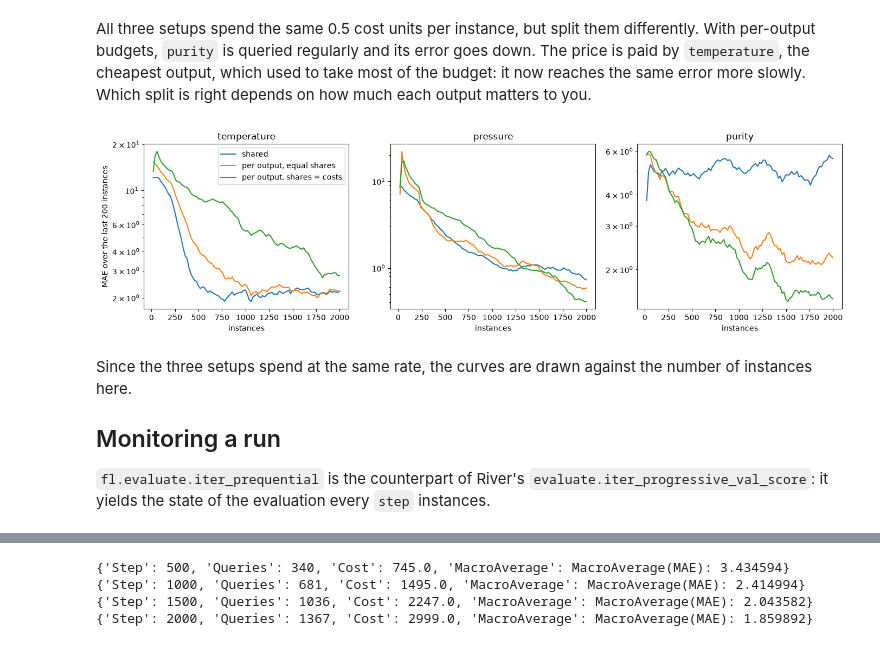
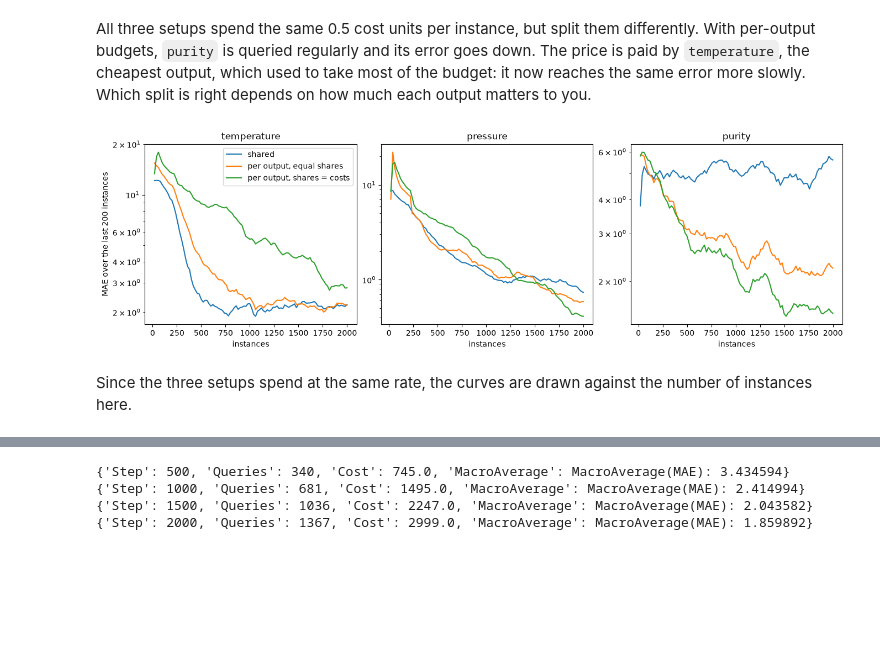
Before and after one commit to vitor-costa-garcia/fishladder, a Jupyter notebook: notebooks/01_quickstart.ipynb, the cells around one changed output, grey strips where cells are left out. Cells and saved outputs as stored; diff of their text form; code cells hidden in the pictures; blank space fills up the shorter version.

```diff
--- a/notebooks/01_quickstart.ipynb
+++ b/notebooks/01_quickstart.ipynb
@@ -127,18 +127,15 @@ setups = {
     "random, rate 1.5": (fl.strategy.RandomPerOutput(p=0.5, seed=42), fl.budget.RateBudget(1.5)),
 }
 
-curves = {}
+logs = {}
 for name, (strategy, budget) in setups.items():
-    log = fl.evaluate.prequential(process_stream(2000), make_model(), strategy, budget, COSTS)
-    curves[name] = fl.metrics.curve(log, utils.Rolling(metrics.MAE, window_size=200), every=20)
+    logs[name] = fl.evaluate.prequential(
+        process_stream(2000), make_model(), strategy, budget, COSTS
+    )
 
-fig, axes = plt.subplots(1, 3, figsize=(14, 4), sharex=True)
-for ax, output in zip(axes, OUTPUTS):
-    for name, curve in curves.items():
-        c = curve[curve["output"] == output]
-        ax.plot(c["cum_cost"], c["value"], label=name)
-    ax.set(title=output, xlabel="cost spent", xscale="log", yscale="log")
+mae = utils.Rolling(metrics.MAE, window_size=200)
+axes = fl.plot.curve(logs, mae, x="cost", every=20)
 axes[0].set_ylabel("MAE over the last 200 instances")
-axes[0].legend()
-fig.tight_layout()
+for ax in axes:
+    ax.set(xscale="log", yscale="log")
 # %% [output]
@@ -168,15 +165,16 @@ budgets = {
     "per output, shares = costs": fl.budget.PerOutput(fl.budget.RateBudget(0.5), shares=COSTS),
 }
 
-queries = {}
-curves = {}
+logs = {}
 for name, budget in budgets.items():
     strategy = fl.strategy.RandomPerOutput(p=0.5, seed=42)
-    log = fl.evaluate.prequential(process_stream(2000), make_model(), strategy, budget, COSTS)
-    queries[name] = log.to_frame().groupby("output")["queried"].sum()
-    curves[name] = fl.metrics.curve(log, utils.Rolling(metrics.MAE, window_size=200), every=20)
+    logs[name] = fl.evaluate.prequential(
+        process_stream(2000), make_model(), strategy, budget, COSTS
+    )
 
-pd.DataFrame(queries)
+pd.DataFrame(
+    {name: log.to_frame().groupby("output")["queried"].sum() for name, log in logs.items()}
+)
 # %% [output]
 |  | shared | per output, equal shares | per output, shares = costs |
 | output |  |  |  |
@@ -189,22 +187,12 @@ per-output budgets, `purity` is queried regularly and its error goes down. The p
 `temperature`, the cheapest output, which used to take most of the budget: it now reaches the same
 error more slowly. Which split is right depends on how much each output matters to you.
 # %%
-fig, axes = plt.subplots(1, 3, figsize=(14, 4))
-for ax, output in zip(axes, OUTPUTS):
-    for name, curve in curves.items():
-        c = curve[curve["output"] == output]
-        ax.plot(c["step"], c["value"], label=name)
-    ax.set(title=output, xlabel="instances", yscale="log")
+axes = fl.plot.curve(logs, mae, every=20)
 axes[0].set_ylabel("MAE over the last 200 instances")
-axes[0].legend()
-fig.tight_layout()
+for ax in axes:
+    ax.set(yscale="log")
 # %% [output]
-[figure, old version]
+[figure, new version]
 # %% [markdown]
 Since the three setups spend at the same rate, the curves are drawn against the number of
 instances here.
-
-## Monitoring a run
-
-`fl.evaluate.iter_prequential` is the counterpart of River's `evaluate.iter_progressive_val_score`:
-it yields the state of the evaluation every `step` instances.
```
Also changed, not shown: parts of 8 cells of this notebook, 6 other files.
